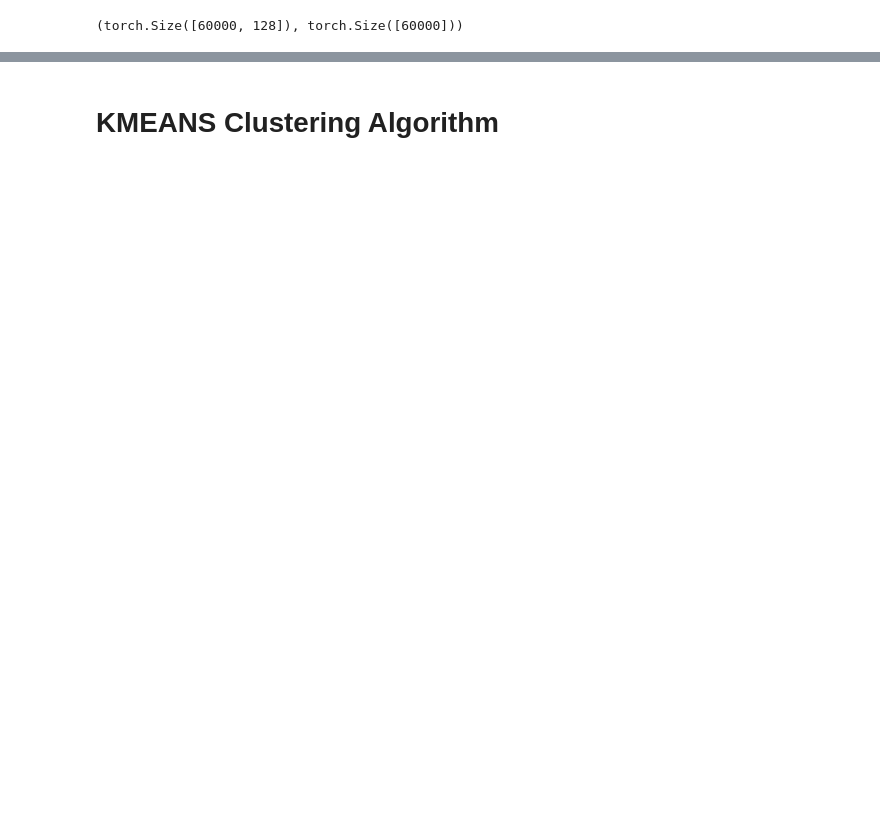
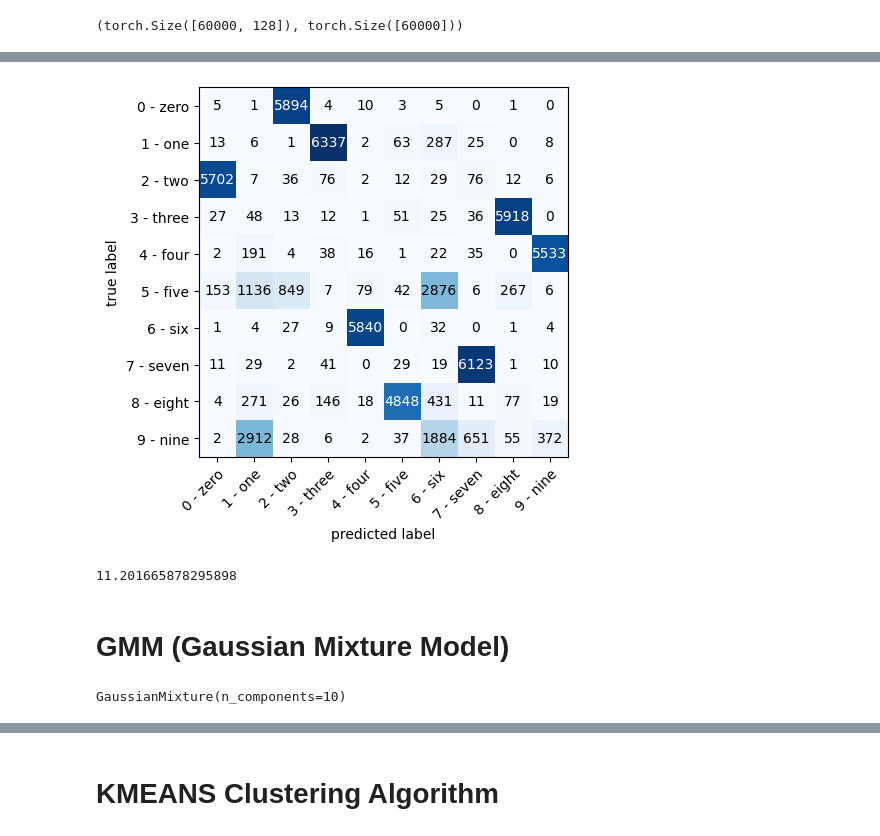
Before and after one commit to kmsmeng/ML_Projects, a Jupyter notebook: Image_Clustering/follow_from_video_cnn.ipynb, the cells around one changed output, grey strips where cells are left out. Cells and saved outputs as stored; diff of their text form; code cells hidden in the pictures; blank space fills up the shorter version.

```diff
--- a/Image_Clustering/follow_from_video_cnn.ipynb
+++ b/Image_Clustering/follow_from_video_cnn.ipynb
@@ -169,0 +201,5 @@ encoded_data.shape, label_data.shape
+# %%
+from sklearn.cluster import KMeans
+
+kmeans = KMeans(n_clusters=10)
+kmeans_predicted_labels = kmeans.fit_predict(tsne_data)
@@ -169,0 +214,31 @@ encoded_data.shape, label_data.shape
+# %%
+from torchmetrics import ConfusionMatrix
+
+confusion_matrix = ConfusionMatrix(task='multiclass', num_classes=10)
+confusion_matrix_tensor = confusion_matrix(torch.tensor(kmeans_predicted_labels), label_data)
+# %%
+from mlxtend.plotting import plot_confusion_matrix
+
+fig, ax = plot_confusion_matrix(
+    conf_mat=confusion_matrix_tensor.numpy(),
+    class_names=train_data.classes
+    )
+# %% [output]
+[figure, added]
+# %%
+from Modules.conf_mat_acc import conf_mat_acc
+
+acc = conf_mat_acc(confusion_matrix_tensor=confusion_matrix_tensor, num_labels=len(train_data.classes), len_data=len(train_data))
+
+acc
+# %% [output]
+11.201665878295898
+# %% [markdown]
+# GMM (Gaussian Mixture Model)
+# %%
+from sklearn.mixture import GaussianMixture
+
+gmm = GaussianMixture(n_components=10)
+gmm.fit(encoded_data.cpu())
+# %% [output]
+GaussianMixture(n_components=10)
```
Also changed, not shown: parts of 17 cells of this notebook, 4 other files.
